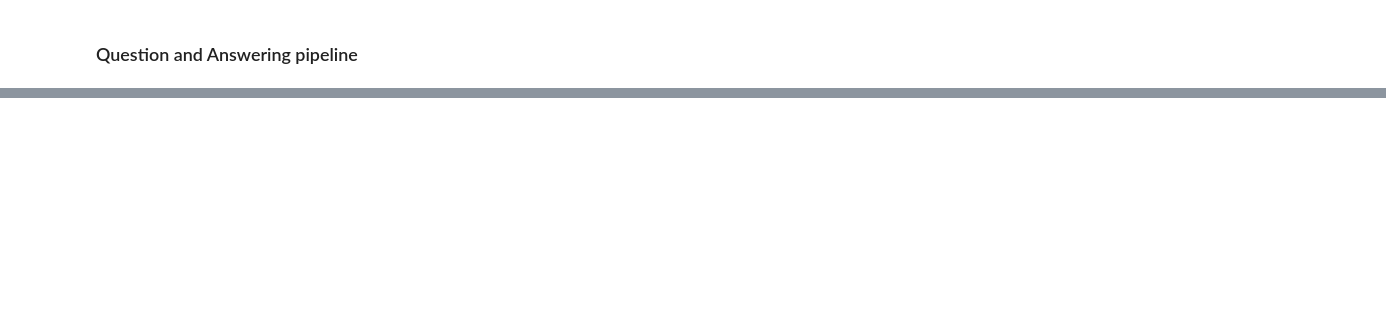
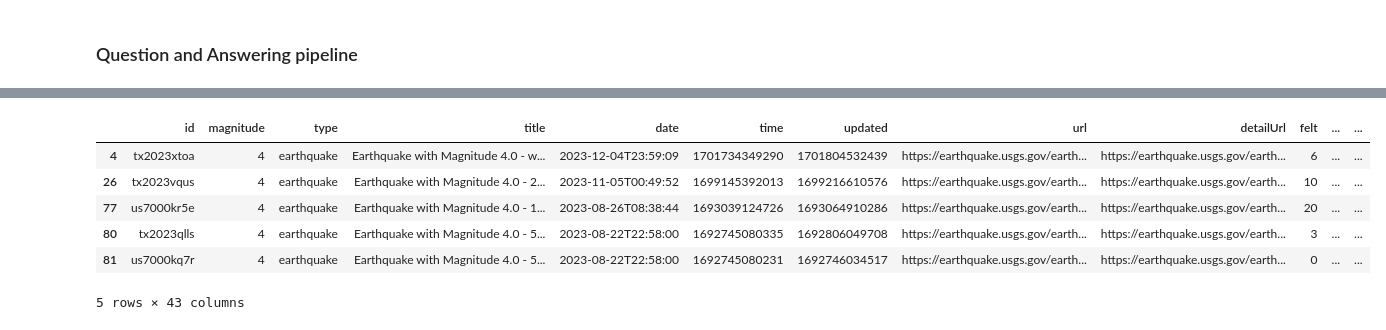
Before and after one commit to lfunderburk/rag-image-tabular-20, a Jupyter notebook: notebooks/time-series-rag.ipynb, the cells around one changed output, grey strips where cells are left out. Saved outputs shown, nothing was run; the diff lists cells and outputs as text; code cells hidden in the pictures; blank space fills up the shorter version.

```diff
--- a/notebooks/time-series-rag.ipynb
+++ b/notebooks/time-series-rag.ipynb
@@ -138,0 +170,16 @@ df
+# %%
+import pandas as pd
+with open('earthquakes.json', 'r') as f:
+    data_r = json.load(f)
+
+df = pd.DataFrame(data_r)
+# %%
+df[df['magnitude']=="4"]
+# %% [output]
+|  | id | magnitude | type | title | date | time | updated | url | detailUrl | felt | ... | ... |
+| 4 | tx2023xtoa | 4 | earthquake | Earthquake with Magnitude 4.0 - w... | 2023-12-04T23:59:09 | 1701734349290 | 1701804532439 | https://earthquake.usgs.gov/earth... | https://earthquake.usgs.gov/earth... | 6 | ... | ... |
+| 26 | tx2023vqus | 4 | earthquake | Earthquake with Magnitude 4.0 - 2... | 2023-11-05T00:49:52 | 1699145392013 | 1699216610576 | https://earthquake.usgs.gov/earth... | https://earthquake.usgs.gov/earth... | 10 | ... | ... |
+| 77 | us7000kr5e | 4 | earthquake | Earthquake with Magnitude 4.0 - 1... | 2023-08-26T08:38:44 | 1693039124726 | 1693064910286 | https://earthquake.usgs.gov/earth... | https://earthquake.usgs.gov/earth... | 20 | ... | ... |
+| 80 | tx2023qlls | 4 | earthquake | Earthquake with Magnitude 4.0 - 5... | 2023-08-22T22:58:00 | 1692745080335 | 1692806049708 | https://earthquake.usgs.gov/earth... | https://earthquake.usgs.gov/earth... | 3 | ... | ... |
+| 81 | us7000kq7r | 4 | earthquake | Earthquake with Magnitude 4.0 - 5... | 2023-08-22T22:58:00 | 1692745080231 | 1692746034517 | https://earthquake.usgs.gov/earth... | https://earthquake.usgs.gov/earth... | 0 | ... | ... |
+5 rows × 43 columns
```
Also changed, not shown: parts of 14 cells of this notebook, 1 other file.
